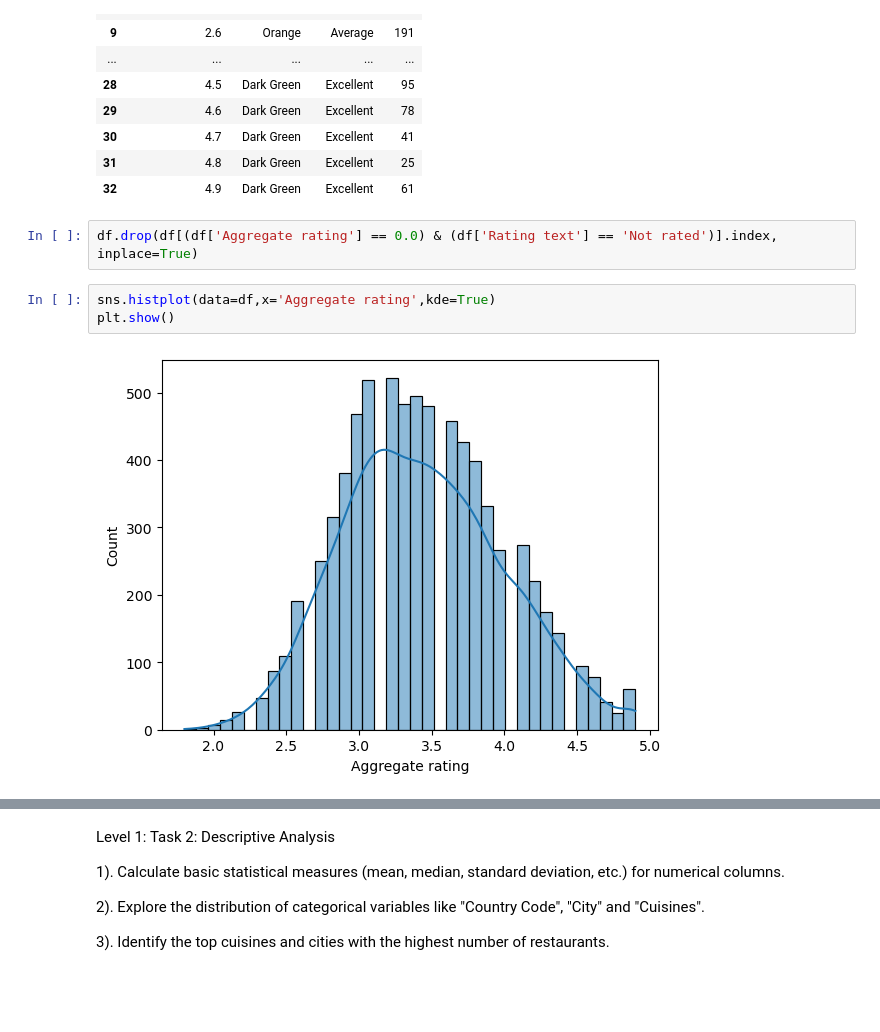
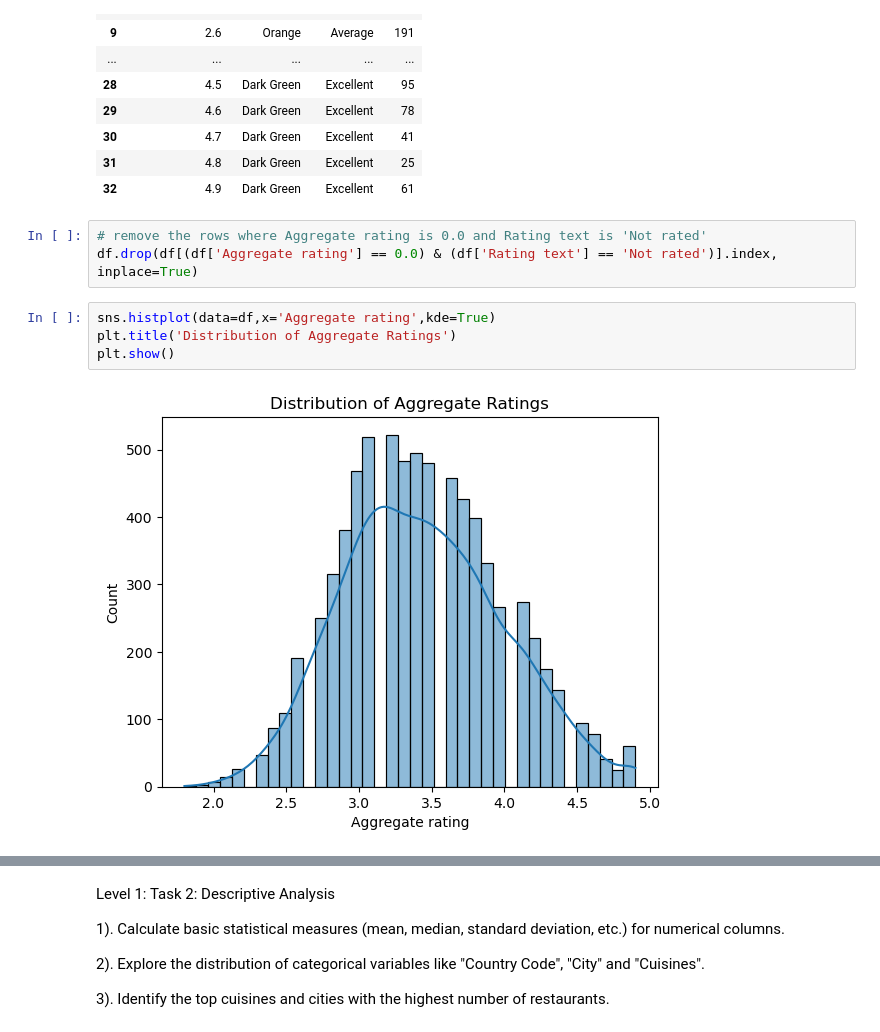
Before and after one commit to rahul-1419/gitVSPython, a Jupyter notebook: Projects/New folder/sheet_4.ipynb, the cells around one changed output, grey strips where cells are left out. Saved outputs shown, nothing was run; the diff lists cells and outputs as text; blank space fills up the shorter version.

```diff
--- a/Projects/New folder/sheet_4.ipynb
+++ b/Projects/New folder/sheet_4.ipynb
@@ -122,9 +123,11 @@ df.groupby(['Aggregate rating','Rating color','Rating text']).size().reset_index
 | 31 | 4.8 | Dark Green | Excellent | 25 |
 | 32 | 4.9 | Dark Green | Excellent | 61 |
 # %%
+# remove the rows where Aggregate rating is 0.0 and Rating text is 'Not rated'
 df.drop(df[(df['Aggregate rating'] == 0.0) & (df['Rating text'] == 'Not rated')].index, inplace=True)
 # %%
 sns.histplot(data=df,x='Aggregate rating',kde=True)
+plt.title('Distribution of Aggregate Ratings')
 plt.show()
 # %% [output]
-[figure, old version]
+[figure, new version]
```
Also changed, not shown: parts of 37 cells of this notebook.
